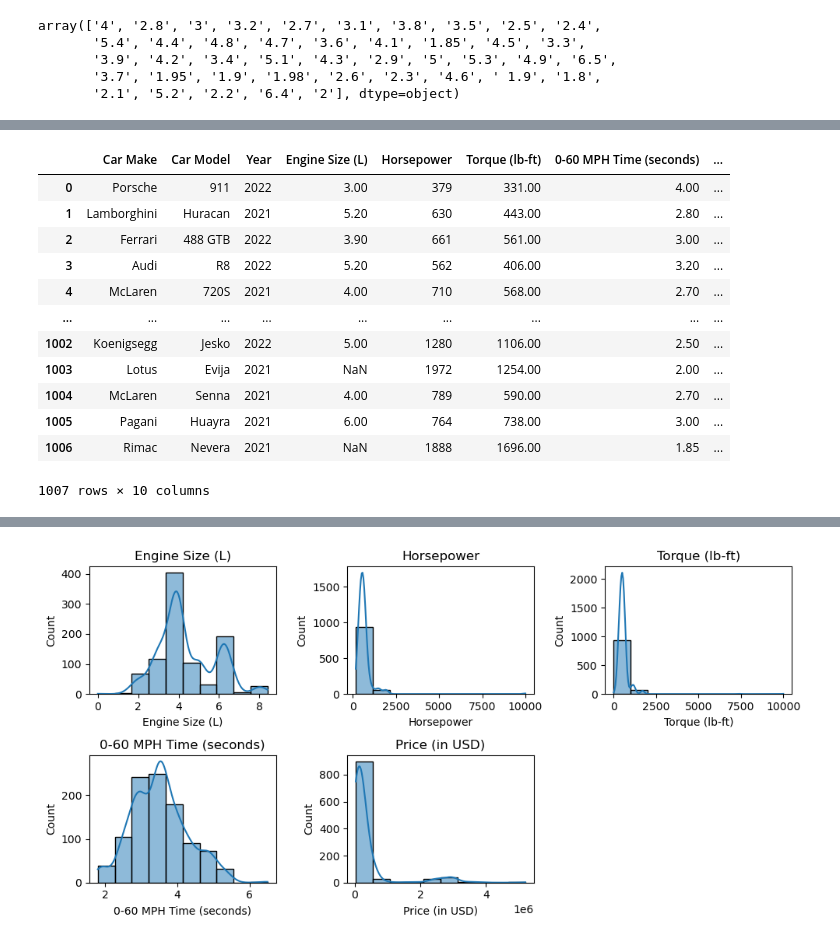
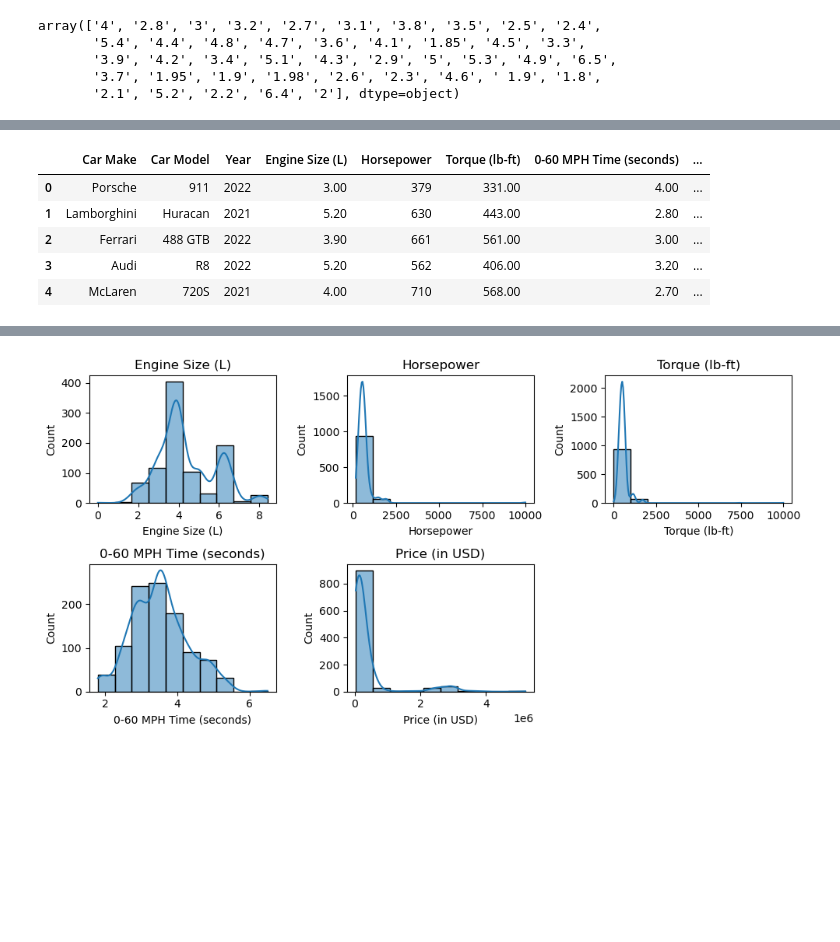
Before and after one commit to thomaschow0716/Sports_cars, a Jupyter notebook: Sports Cars.ipynb, the cells around one changed output, grey strips where cells are left out. Drawn from its saved outputs; the diff is of its cells as text; code cells hidden in the pictures; blank space fills up the shorter version.

```diff
--- a/Sports Cars.ipynb
+++ b/Sports Cars.ipynb
@@ -131,17 +117,10 @@ sports_cars
 # %%
 sports_cars.iloc[:,3:8] = sports_cars.iloc[:,3:8].apply(pd.to_numeric, errors = 'coerce')
-sports_cars
+sports_cars.head()
 # %% [output]
 |  | Car Make | Car Model | Year | Engine Size (L) | Horsepower | Torque (lb-ft) | 0-60 MPH Time (seconds) | ... |
 | 0 | Porsche | 911 | 2022 | 3.00 | 379 | 331.00 | 4.00 | ... |
 | 1 | Lamborghini | Huracan | 2021 | 5.20 | 630 | 443.00 | 2.80 | ... |
 | 2 | Ferrari | 488 GTB | 2022 | 3.90 | 661 | 561.00 | 3.00 | ... |
 | 3 | Audi | R8 | 2022 | 5.20 | 562 | 406.00 | 3.20 | ... |
 | 4 | McLaren | 720S | 2021 | 4.00 | 710 | 568.00 | 2.70 | ... |
-| ... | ... | ... | ... | ... | ... | ... | ... | ... |
-| 1002 | Koenigsegg | Jesko | 2022 | 5.00 | 1280 | 1106.00 | 2.50 | ... |
-| 1003 | Lotus | Evija | 2021 | NaN | 1972 | 1254.00 | 2.00 | ... |
-| 1004 | McLaren | Senna | 2021 | 4.00 | 789 | 590.00 | 2.70 | ... |
-| 1005 | Pagani | Huayra | 2021 | 6.00 | 764 | 738.00 | 3.00 | ... |
-| 1006 | Rimac | Nevera | 2021 | NaN | 1888 | 1696.00 | 1.85 | ... |
-1007 rows × 10 columns
```
Also changed, not shown: parts of 25 cells of this notebook.
